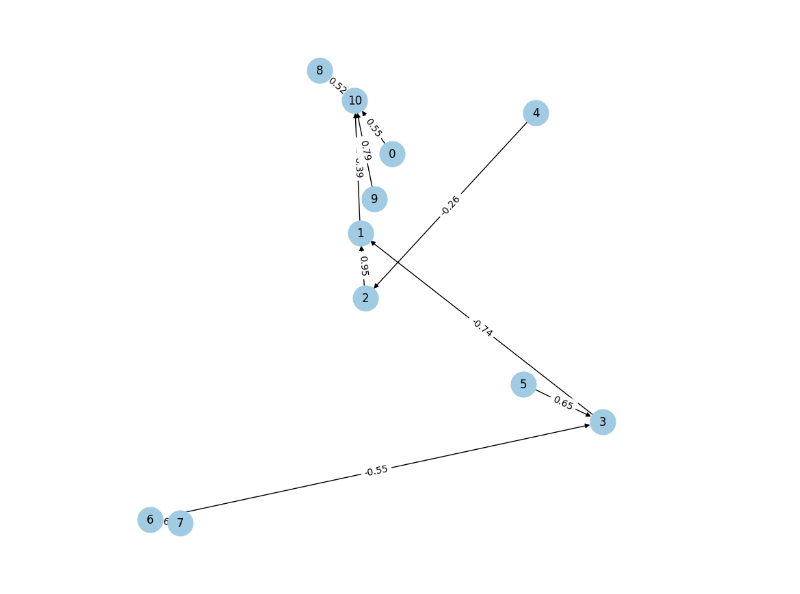
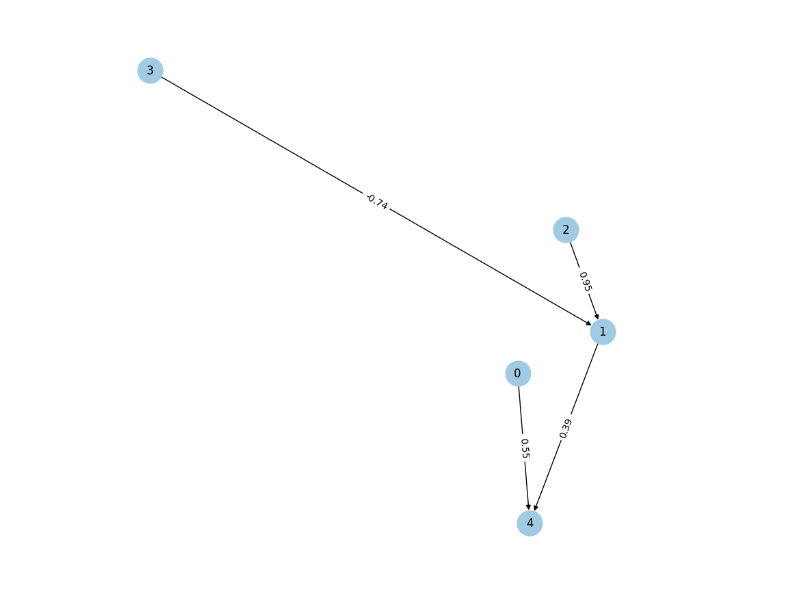
Before and after one commit to joaopfonseca/ExplainerPFN, a Jupyter notebook: notebooks/5-synthetic-data-generation.ipynb, the cells around one changed output. Saved outputs shown, nothing was run; the diff lists cells and outputs as text; code cells hidden in the pictures.

```diff
--- a/notebooks/5-synthetic-data-generation.ipynb
+++ b/notebooks/5-synthetic-data-generation.ipynb
@@ -18,5 +81,5 @@ plot_dag(dag_random)
 # %%
-dag1 = redirection_sampling_dag(n_nodes=10, edge_prob=1, random_state=42)
-plot_dag(dag1)
+dag_redir = redirection_sampling_dag(n_nodes=5, edge_prob=0.9, random_state=SEED)
+plot_dag(dag_redir)
 # %% [output]
-[figure, old version]
+[figure, new version]
```
Also changed, not shown: parts of 21 cells of this notebook, 5 other files.
